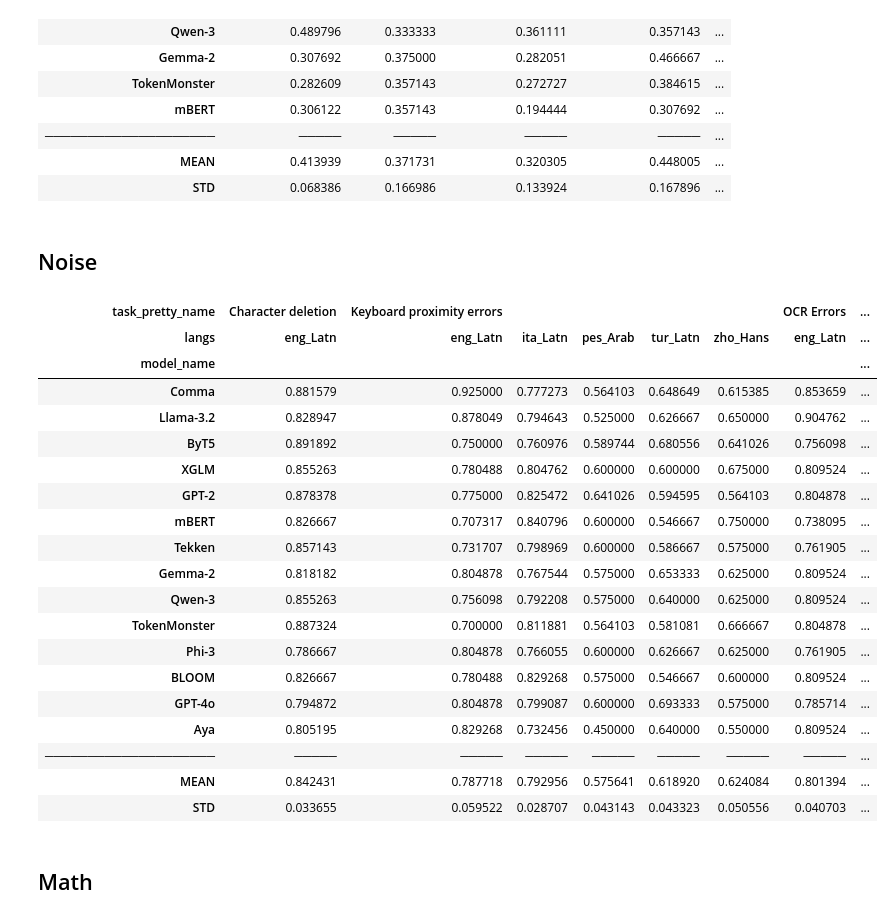
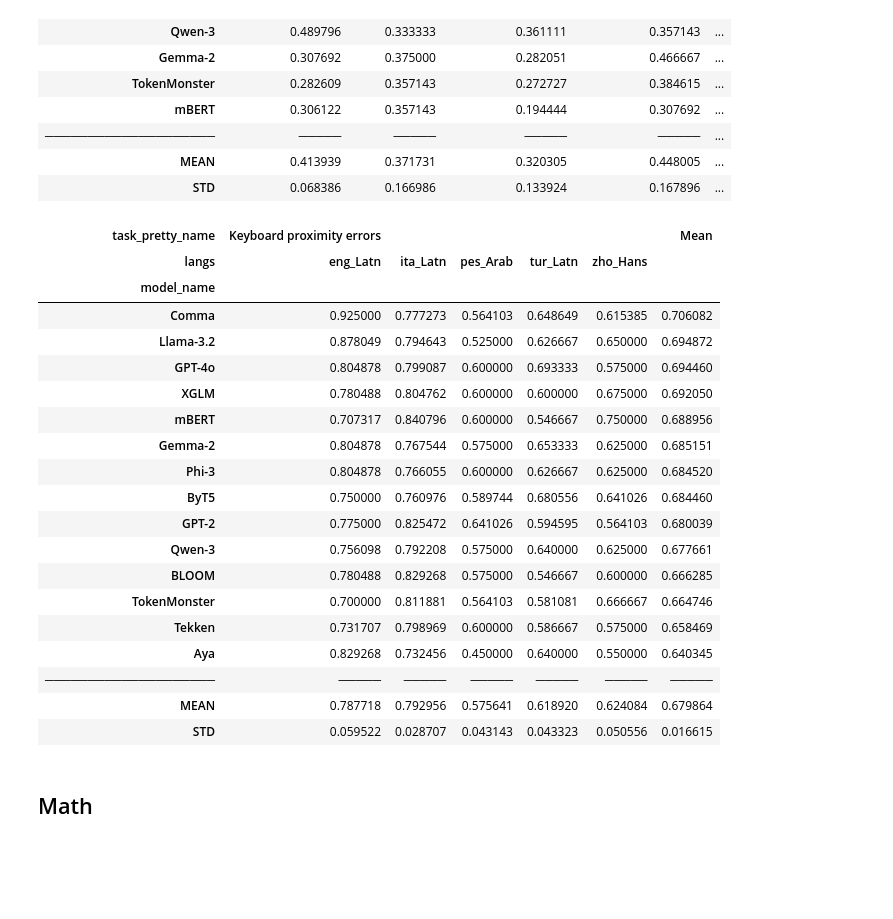
Before and after one commit to r-three/Tokenizers, a Jupyter notebook: notebooks/paper-summary-generation.ipynb, the cells around one changed output. Saved outputs shown, nothing was run; the diff lists cells and outputs as text; code cells hidden in the pictures; blank space fills up the shorter version.

Commit message:
A few more summaries

```diff
--- a/notebooks/paper-summary-generation.ipynb
+++ b/notebooks/paper-summary-generation.ipynb
@@ -518,13 +518,13 @@ def weighted_avg(group):
         return "___"
 
 
-def get_styled_df(summaries, columns=["task_pretty_name", "langs"]):
+def get_styled_df(summaries, columns=["task_pretty_name", "langs"], index=["model_name"], ):
     pivot_df = (
-        summaries.groupby(["model_name", *columns])
+        summaries.groupby([*index, *columns])
         .apply(weighted_avg)
         .reset_index()  # Convert back to DataFrame
         .rename(columns={0: "weighted_avg"})  # Name the result column
-        .pivot_table(index="model_name", columns=columns, values="weighted_avg")
+        .pivot_table(index=index, columns=columns, values="weighted_avg")
     )
 
     # Add aggregate columns
@@ -621,47 +691,45 @@ Unicode Characters (Green=Best, Red=Worst) only_canonical_correct
 | ──────────────────── | ───── | ───── | ───── | ───── | ... |
 | MEAN | 0.413939 | 0.371731 | 0.320305 | 0.448005 | ... |
 | STD | 0.068386 | 0.166986 | 0.133924 | 0.167896 | ... |
-# %% [markdown]
-## Noise
 # %%
 multilingual_noise = [
     "Keyboard proximity errors",
-    "Space removal",
-    "Character deletion",
-    "Typographical errors",
-    "OCR Errors",
+    # "Space removal",
+    # "Character deletion",
+    # "Typographical errors",
+    # "OCR Errors",
 ]
 
 FILTER = "only_canonical_correct"
 multilingual_noise_summaries = all_summaries[
     (all_summaries["filtering_mode"] == FILTER)
     & (all_summaries["task_pretty_name"].isin(multilingual_noise))
     # & (~all_summaries["task"].str.contains("stem"))
 ]
 
 styled_df = get_styled_df(multilingual_noise_summaries)
 styled_df
 # %% [output]
-| task_pretty_name | Character deletion | Keyboard proximity errors |  |  |  |  | OCR Errors | ... |
-| langs | eng_Latn | eng_Latn | ita_Latn | pes_Arab | tur_Latn | zho_Hans | eng_Latn | ... |
-| model_name |  |  |  |  |  |  |  | ... |
-| Comma | 0.881579 | 0.925000 | 0.777273 | 0.564103 | 0.648649 | 0.615385 | 0.853659 | ... |
-| Llama-3.2 | 0.828947 | 0.878049 | 0.794643 | 0.525000 | 0.626667 | 0.650000 | 0.904762 | ... |
-| ByT5 | 0.891892 | 0.750000 | 0.760976 | 0.589744 | 0.680556 | 0.641026 | 0.756098 | ... |
-| XGLM | 0.855263 | 0.780488 | 0.804762 | 0.600000 | 0.600000 | 0.675000 | 0.809524 | ... |
-| GPT-2 | 0.878378 | 0.775000 | 0.825472 | 0.641026 | 0.594595 | 0.564103 | 0.804878 | ... |
-| mBERT | 0.826667 | 0.707317 | 0.840796 | 0.600000 | 0.546667 | 0.750000 | 0.738095 | ... |
-| Tekken | 0.857143 | 0.731707 | 0.798969 | 0.600000 | 0.586667 | 0.575000 | 0.761905 | ... |
-| Gemma-2 | 0.818182 | 0.804878 | 0.767544 | 0.575000 | 0.653333 | 0.625000 | 0.809524 | ... |
-| Qwen-3 | 0.855263 | 0.756098 | 0.792208 | 0.575000 | 0.640000 | 0.625000 | 0.809524 | ... |
-| TokenMonster | 0.887324 | 0.700000 | 0.811881 | 0.564103 | 0.581081 | 0.666667 | 0.804878 | ... |
-| Phi-3 | 0.786667 | 0.804878 | 0.766055 | 0.600000 | 0.626667 | 0.625000 | 0.761905 | ... |
-| BLOOM | 0.826667 | 0.780488 | 0.829268 | 0.575000 | 0.546667 | 0.600000 | 0.809524 | ... |
-| GPT-4o | 0.794872 | 0.804878 | 0.799087 | 0.600000 | 0.693333 | 0.575000 | 0.785714 | ... |
-| Aya | 0.805195 | 0.829268 | 0.732456 | 0.450000 | 0.640000 | 0.550000 | 0.809524 | ... |
-| ──────────────────── | ───── | ───── | ───── | ───── | ───── | ───── | ───── | ... |
-| MEAN | 0.842431 | 0.787718 | 0.792956 | 0.575641 | 0.618920 | 0.624084 | 0.801394 | ... |
-| STD | 0.033655 | 0.059522 | 0.028707 | 0.043143 | 0.043323 | 0.050556 | 0.040703 | ... |
+| task_pretty_name | Keyboard proximity errors |  |  |  |  | Mean |
+| langs | eng_Latn | ita_Latn | pes_Arab | tur_Latn | zho_Hans |  |
+| model_name |  |  |  |  |  |  |
+| Comma | 0.925000 | 0.777273 | 0.564103 | 0.648649 | 0.615385 | 0.706082 |
+| Llama-3.2 | 0.878049 | 0.794643 | 0.525000 | 0.626667 | 0.650000 | 0.694872 |
+| GPT-4o | 0.804878 | 0.799087 | 0.600000 | 0.693333 | 0.575000 | 0.694460 |
+| XGLM | 0.780488 | 0.804762 | 0.600000 | 0.600000 | 0.675000 | 0.692050 |
+| mBERT | 0.707317 | 0.840796 | 0.600000 | 0.546667 | 0.750000 | 0.688956 |
+| Gemma-2 | 0.804878 | 0.767544 | 0.575000 | 0.653333 | 0.625000 | 0.685151 |
+| Phi-3 | 0.804878 | 0.766055 | 0.600000 | 0.626667 | 0.625000 | 0.684520 |
+| ByT5 | 0.750000 | 0.760976 | 0.589744 | 0.680556 | 0.641026 | 0.684460 |
+| GPT-2 | 0.775000 | 0.825472 | 0.641026 | 0.594595 | 0.564103 | 0.680039 |
+| Qwen-3 | 0.756098 | 0.792208 | 0.575000 | 0.640000 | 0.625000 | 0.677661 |
+| BLOOM | 0.780488 | 0.829268 | 0.575000 | 0.546667 | 0.600000 | 0.666285 |
+| TokenMonster | 0.700000 | 0.811881 | 0.564103 | 0.581081 | 0.666667 | 0.664746 |
+| Tekken | 0.731707 | 0.798969 | 0.600000 | 0.586667 | 0.575000 | 0.658469 |
+| Aya | 0.829268 | 0.732456 | 0.450000 | 0.640000 | 0.550000 | 0.640345 |
+| ──────────────────── | ───── | ───── | ───── | ───── | ───── | ───── |
+| MEAN | 0.787718 | 0.792956 | 0.575641 | 0.618920 | 0.624084 | 0.679864 |
+| STD | 0.059522 | 0.028707 | 0.043143 | 0.043323 | 0.050556 | 0.016615 |
 # %% [markdown]
 ## Math
 # %%
```
Also changed, not shown: parts of 11 cells of this notebook.
